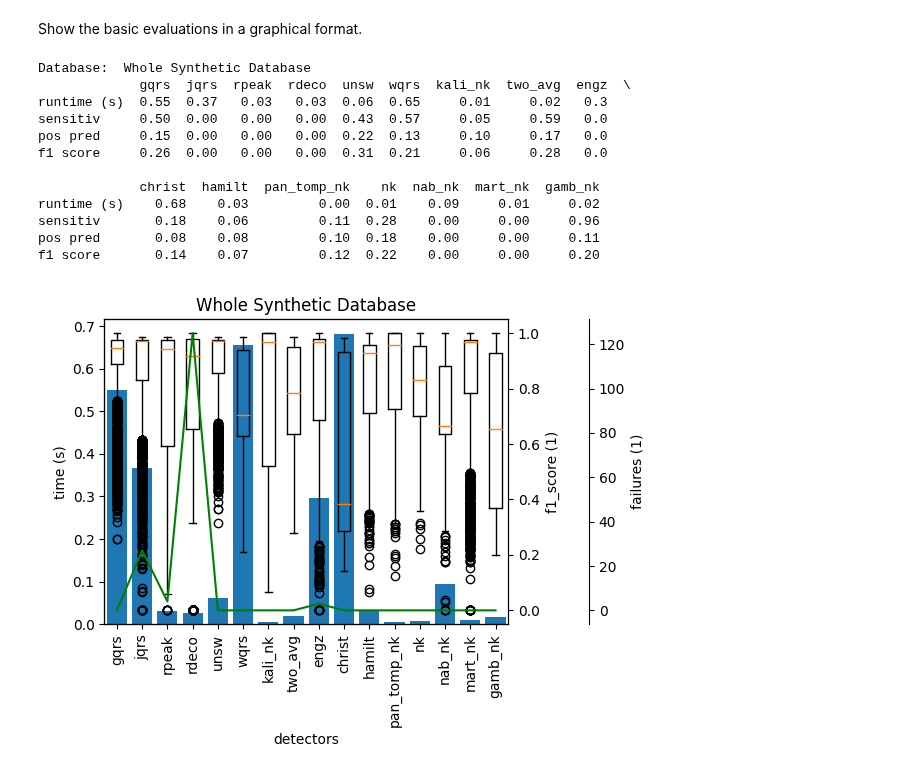
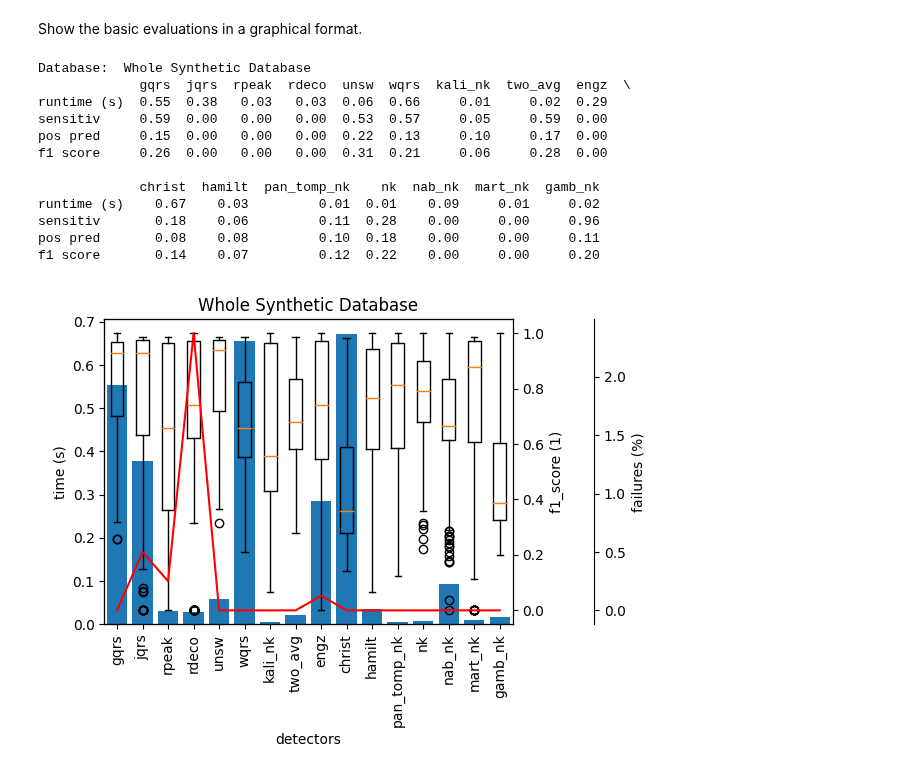
Before and after one commit to floriankri/ecg_detector_assessment, a Jupyter notebook: Playground/playground.ipynb, the cells around one changed output. Saved outputs shown, nothing was run; the diff lists cells and outputs as text; code cells hidden in the pictures.

```diff
--- a/Playground/playground.ipynb
+++ b/Playground/playground.ipynb
@@ -791,7 +793,7 @@ if generate_dataset:
     realVAon = [1]       # 1 - real ventricular activity is used, 0 - synthetic
     realAAon = [1]        # 1 - real atrial activity is used, 0 - synthetic
 
-    repeats = 50
+    repeats = 200
 
     data = eng.Adapted_simPAF_ECG_generator_iterator(matlab.double(rrLength),matlab.double(APBrate),matlab.double(onlyRR),matlab.double(medEpis),matlab.double(stayInAF),matlab.double(AFburden),matlab.double(noiseType),matlab.double(noiseRMS),matlab.double(realRRon),matlab.double(realVAon),matlab.double(realAAon), matlab.double(repeats))
 # %% [markdown]
@@ -906,18 +908,47 @@ if evaluate_dataset:
 # %% [markdown]
 ## Analysis
 Reads a previously evaluated dataset to perform analysis on it afterwards.
+# %%
+plt.rcParams['svg.fonttype'] = 'none'
+
+#from IPython.display import set_matplotlib_formats
+#set_matplotlib_formats('svg')
+
+# # in newer versions of IPython, use
+import matplotlib_inline.backend_inline
+matplotlib_inline.backend_inline.set_matplotlib_formats('svg')
+
+from tol_colors import tol_cmap, tol_cset
 # %%
 filename = 'pickle/synth_whole_database_evaluated.pkl'
 file = open(filename, 'rb')
 synth_whole_database = pickle.load(file)
 file.close()
+# %%
+def signaltonoiseScipy(a, axis=0, ddof=0):
+    a = np.asanyarray(a)
+    m = a.mean(axis)
+    sd = a.std(axis=axis, ddof=ddof)
+    return 20*np.log10(np.abs(np.where(sd == 0, 0, m/sd)))
 # %% [markdown]
 Show the basic evaluations in a graphical format.
 # %%
 detectors = [Evaluation.Detector for Evaluation in synth_whole_database.Users[0].Recordings[0].Evaluations]
-users = synth_whole_database.Users
+fs = synth_whole_database.Users[0].Recordings[0].Fs
+users_all = synth_whole_database.Users
 
 print('Database: ',synth_whole_database.Name)
+
+users = []
+user_names = []
+for user in users_all:
+    record_name = user.UserName.replace('-','.')
+    noiseRMS = float(record_name[-4:])
+    noiseType = int(record_name[-8])
+    if (not noiseRMS and noiseType) or (noiseRMS and not noiseType):
+        continue
+    users.append(user)
+    user_names.append(user.UserName)
 
 runtime = [[[] for user in range(len(users))] for detector in range(len(detectors))]
 sensitivity = [[[] for user in range(len(users))] for detector in range(len(detectors))]
@@ -926,11 +957,22 @@ f1_score = [[[] for user in range(len(users))] for detector in range(len(detecto
 failed = [0 for detector in range(len(detectors))]
 SNR_ms = [[] for user in range(len(users))]
 SNR_dB = [[] for user in range(len(users))]
+SNR_ML = [[] for user in range(len(users))]
+
+data_f1_score = []
+data_detector = []
+data_user = []
+data_af = []
+data_noiseType = []
+data_failed = []
+data_runtime = []
 
 for j in range(len(users)):
+
     for recording in users[j].Recordings:
-        SNR_ms[j].append(np.mean(recording.WholeSignal)/(np.std(recording.WholeSignal)))
+        SNR_ms[j].append(signaltonoiseScipy(recording.WholeSignal))#np.mean(recording.WholeSignal)/(np.std(recording.WholeSignal)))
         SNR_dB[j].append(20*np.log10((np.max(recording.WholeSignal)-np.min(recording.WholeSignal))/(2*recording.AdditionalInfo["noiseRMS"] if recording.AdditionalInfo["noiseRMS"] != 0 else 0.001)))
+        SNR_ML[j].append(eng.snr(matlab.double(recording.WholeSignal)))#,fs))
         evaluations = recording.Evaluations
         for i in range(len(evaluations)):
             runtime[i][j].append(evaluations[i].runtime)
@@ -940,49 +982,64 @@ for j in range(len(users)):
             if evaluations[i].failed:
                 failed[i] = failed[i] + 1
 
+            # creating arrays for a data frame
+            data_f1_score.append(evaluations[i].f1_score)
+            data_detector.append(evaluations[i].Detector.short_name)
+            data_user.append(users[j].UserName)
+            if int(users[j].UserName[9]):
+                data_af.append('af')
+            else:
+                data_af.append('sr')
+            data_noiseType.append(['no noise','motion artefacts','electrode movement','baseline wander'][int(users[j].UserName[13])])
+            data_failed.append(evaluations[i].failed)
+            data_runtime.append(evaluations[i].runtime)
+
 data = [np.around([np.mean(np.mean(time)) for time in runtime],decimals=2),np.around([np.min(np.min(sens)) for sens in sensitivity],decimals=2), np.around([np.min(np.min(pos_pred)) for pos_pred in positive_predictivity],decimals=2),np.around([np.min(np.min(f1)) for f1 in f1_score],decimals=2)]
 rows = ["runtime (s)","sensitiv", "pos pred", "f1 score"]
 columns = [detector.short_name for detector in detectors]
 
 print(pandas.DataFrame(data, rows, columns))
+
+data = pandas.DataFrame(data=np.transpose(np.array([data_user,data_detector,data_f1_score,data_af,data_noiseType,data_failed,data_runtime])),columns=['user','detector','f1_score','af_sr','noiseType','failed','runtime'])
+data['f1_score'] = data['f1_score'].astype(float)
 
 f1_score_print = [[] for f1 in f1_score]
 for i in range(len(f1_score)):
     for j in range(len(f1_score[i])):
         for f1 in f1_score[i][j]:
             f1_score_print[i].append(f1)
 
 fig, ax = plt.subplots()
 ax.bar(range(1, len(runtime)+1),[np.mean(np.mean(time)) for time in runtime])
 ax.set_ylabel("time (s)")
 ax.set_title(synth_whole_database.Name)
 ax.set_xlabel("detectors")
 
 ax2 = ax.twinx()
 ax2.boxplot(f1_score_print)
 ax2.set_ylabel("f1_score (1)")
 
 ax3 = ax.twinx()
-ax3.plot(range(1, len(detectors)+1),failed, "g-")
-ax3.set_ylabel("failures (1)")
+ax3.plot(range(1, len(detectors)+1),np.array(failed)*len(detectors)/np.array(f1_score).size*100, "r-")
+ax3.set_ylabel("failures (%)")
 ax3.spines.right.set_position(("axes", 1.2))
 
 
 ax.set_xticks(range(1, len(detectors)+1))
 ax.set_xticklabels(columns, rotation = 'vertical')
 
 plt.tight_layout()
 # %% [output]
 Database:  Whole Synthetic Database
              gqrs  jqrs  rpeak  rdeco  unsw  wqrs  kali_nk  two_avg  engz  \
-runtime (s)  0.55  0.37   0.03   0.03  0.06  0.65     0.01     0.02   0.3
-sensitiv     0.50  0.00   0.00   0.00  0.43  0.57     0.05     0.59   0.0
-pos pred     0.15  0.00   0.00   0.00  0.22  0.13     0.10     0.17   0.0
-f1 score     0.26  0.00   0.00   0.00  0.31  0.21     0.06     0.28   0.0
+runtime (s)  0.55  0.38   0.03   0.03  0.06  0.66     0.01     0.02  0.29
+sensitiv     0.59  0.00   0.00   0.00  0.53  0.57     0.05     0.59  0.00
+pos pred     0.15  0.00   0.00   0.00  0.22  0.13     0.10     0.17  0.00
+f1 score     0.26  0.00   0.00   0.00  0.31  0.21     0.06     0.28  0.00
 
              christ  hamilt  pan_tomp_nk    nk  nab_nk  mart_nk  gamb_nk
-runtime (s)    0.68    0.03         0.00  0.01    0.09     0.01     0.02
+runtime (s)    0.67    0.03         0.01  0.01    0.09     0.01     0.02
 sensitiv       0.18    0.06         0.11  0.28    0.00     0.00     0.96
 pos pred       0.08    0.08         0.10  0.18    0.00     0.00     0.11
 f1 score       0.14    0.07         0.12  0.22    0.00     0.00     0.20
-[figure, old version]
+[figure, new version]
```
Also changed, not shown: parts of 20 cells of this notebook.
